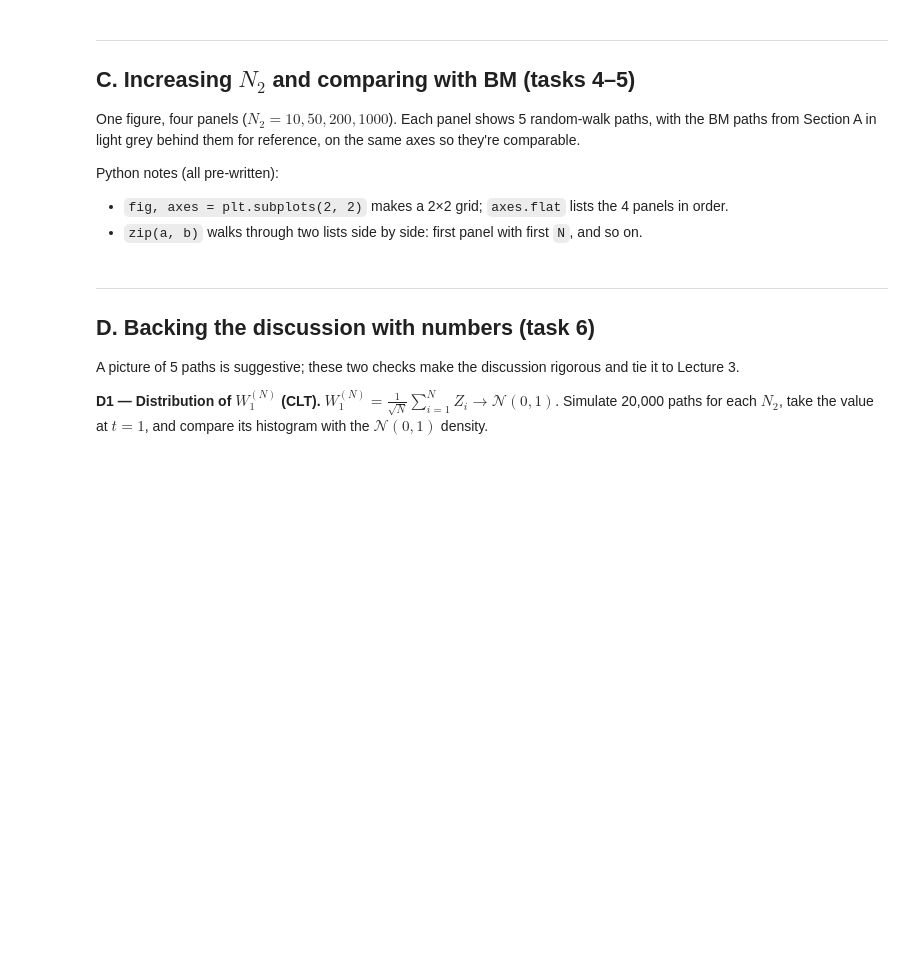
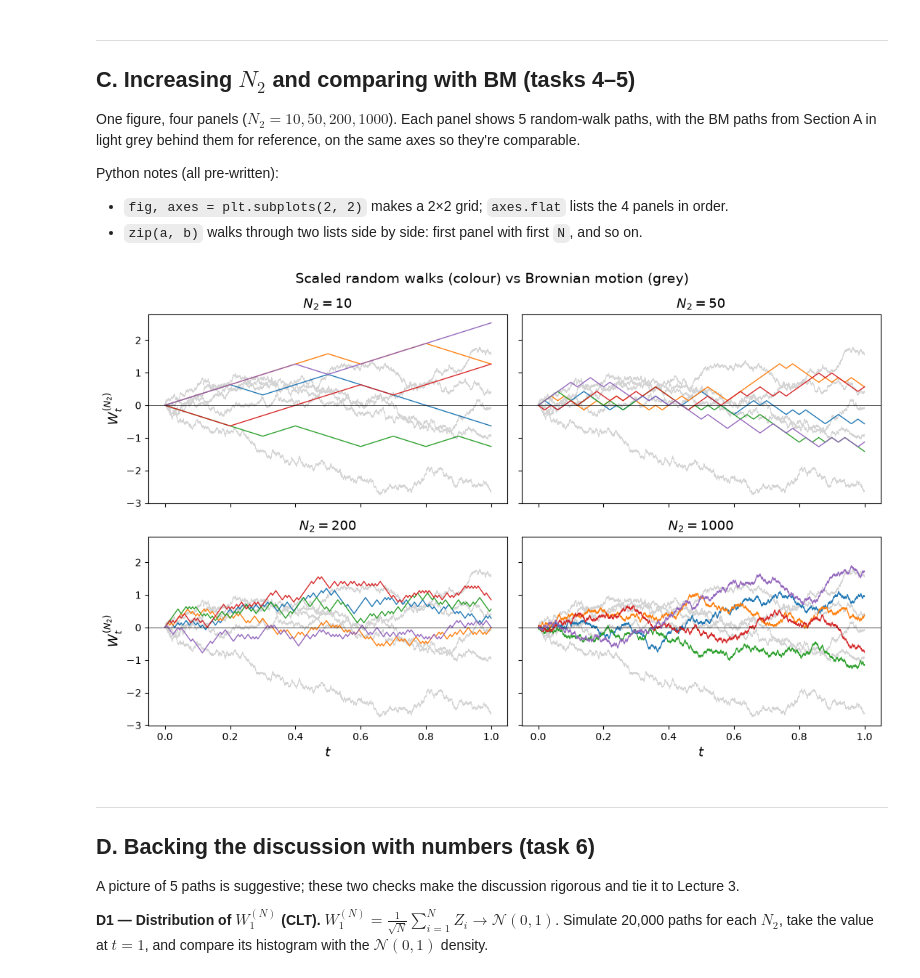
Before and after one commit to alecneme/STA2503, a Jupyter notebook: project1/01_part1_random_walks.ipynb, the cells around one changed output. Cells and saved outputs as stored; diff of their text form; code cells hidden in the pictures; blank space fills up the shorter version.

```diff
--- a/project1/01_part1_random_walks.ipynb
+++ b/project1/01_part1_random_walks.ipynb
@@ -53,9 +53,9 @@ Python notes: `rng.normal(mean, sd, size=...)` wants the **standard deviation**,
 def simulate_bm(N, n_paths, rng):
     '''Brownian motion on [0, 1] with N steps.
     Returns t (shape N+1) and W (shape n_paths x N+1); each row of W is one path.'''
-    dt = ____                                          # hint: [0,1] cut into N equal pieces
-    t  = ____                       # hint: same as warm-up 3.1 — N steps need N+1 points
-    dW = rng.normal(0, ____, size=(n_paths, N))  # hint: sd, not variance!  W_{t+dt} - W_t ~ N(0, dt)
+    dt = 1/N                                          # hint: [0,1] cut into N equal pieces
+    t  = np.linspace(0, 1, N+1)                       # hint: same as warm-up 3.1 — N steps need N+1 points
+    dW = rng.normal(0, np.sqrt(dt), size=(n_paths, N))  # hint: sd, not variance!  W_{t+dt} - W_t ~ N(0, dt)
 
     W = np.cumsum(dW, axis=1)                             # running sum along each path (row)
     W = np.hstack([np.zeros((n_paths, 1)), W])            # prepend W_0 = 0  -> shape (n_paths, N+1)
@@ -95,10 +100,10 @@ def scaled_random_walk(N, n_paths, rng):
     '''Scaled symmetric random walk W^(N) on [0, 1].
     Returns t (shape N+1) and W (shape n_paths x N+1).'''
     t = np.linspace(0, 1, N + 1)
-    Z = rng.choice(____, size=(n_paths, N))       # hint: the two possible coin-flip values
+    Z = rng.choice([-1, 1], size=(n_paths, N))       # hint: the two possible coin-flip values
     X = np.cumsum(Z, axis=1)                           # unscaled walk X_n = Z_1 + ... + Z_n
     X = np.hstack([np.zeros((n_paths, 1)), X])         # X_0 = 0
-    W = ____                               # hint: the 1/sqrt(N) scaling in the formula above
+    W = (1 / np.sqrt(N)) * X                               # hint: the 1/sqrt(N) scaling in the formula above
     return t, W
 # %%
 # CHECK B
@@ -130,21 +140,23 @@ Python notes (all pre-written):
 # %%
 N2_list = [10, 50, 200, 1000]
 
 fig, axes = plt.subplots(2, 2, figsize=(11, 7), sharex=True, sharey=True)
 for ax, N2 in zip(axes.flat, N2_list):
-    t_N, W_N = ____    # hint: call your Section B function with this panel's N2
+    t_N, W_N = scaled_random_walk(N2, n_paths = 5, rng = rng)   # hint: call your Section B function with this panel's N2
 
     ax.plot(t_bm, W_bm.T, color="lightgrey", linewidth=0.6)    # BM reference (from Section A)
     ax.plot(t_N, W_N.T, linewidth=1)
     ax.axhline(0, color="black", linewidth=0.5)
     ax.set_title(f"$N_2 = {N2}$", fontsize=13)
 
 for ax in axes[1, :]: ax.set_xlabel("$t$", fontsize=13)
 for ax in axes[:, 0]: ax.set_ylabel("$W^{(N_2)}_t$", fontsize=13)
 fig.suptitle("Scaled random walks (colour) vs Brownian motion (grey)", fontsize=14)
 fig.tight_layout()
 fig.savefig(FIG_DIR / "part1_rw_vs_bm.pdf", bbox_inches="tight")
 plt.show()
+# %% [output]
+[figure, added]
 # %% [markdown]
 ---
 ## D. Backing the discussion with numbers (task 6)
```
Also changed, not shown: parts of 7 cells of this notebook, 3 other files.
